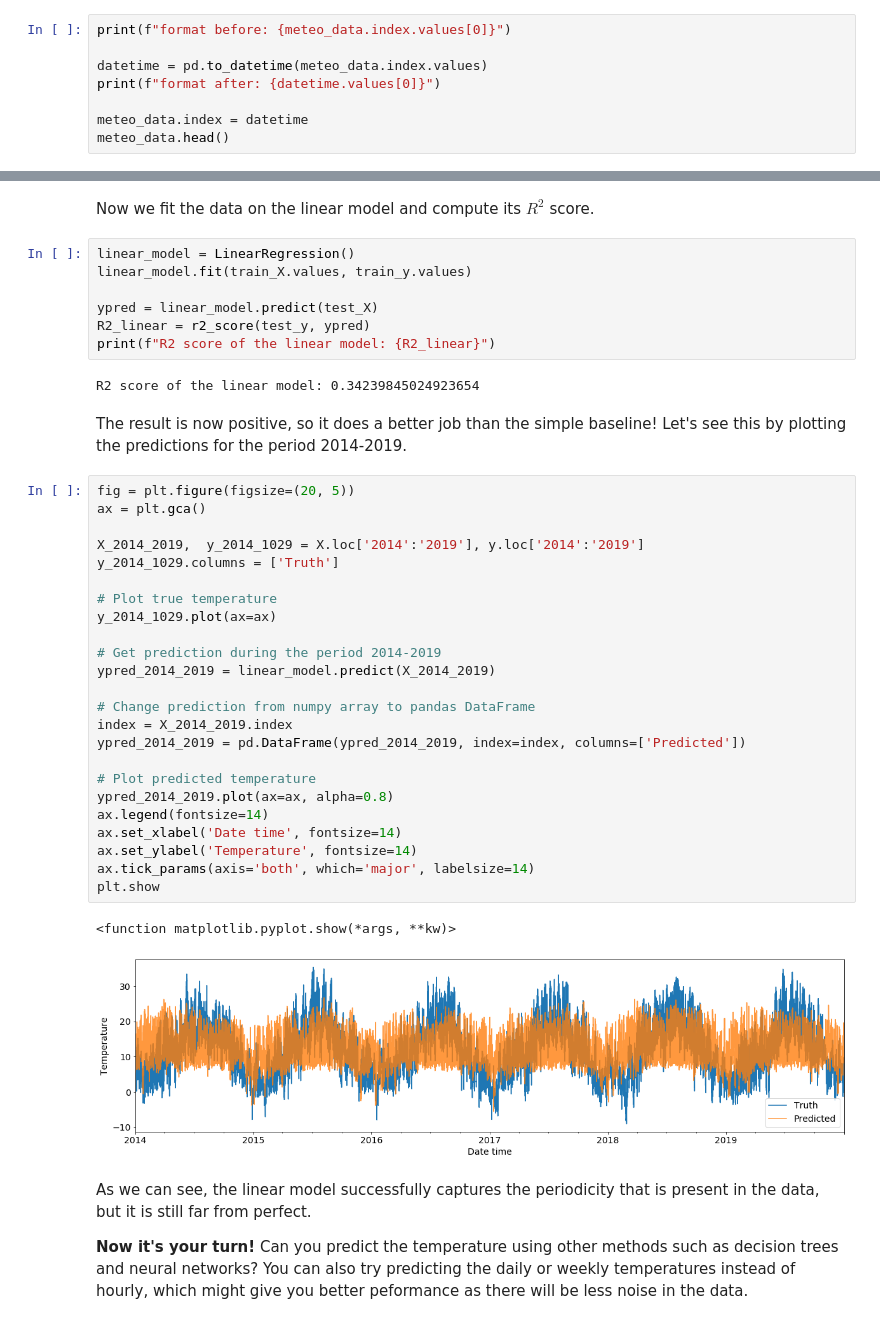
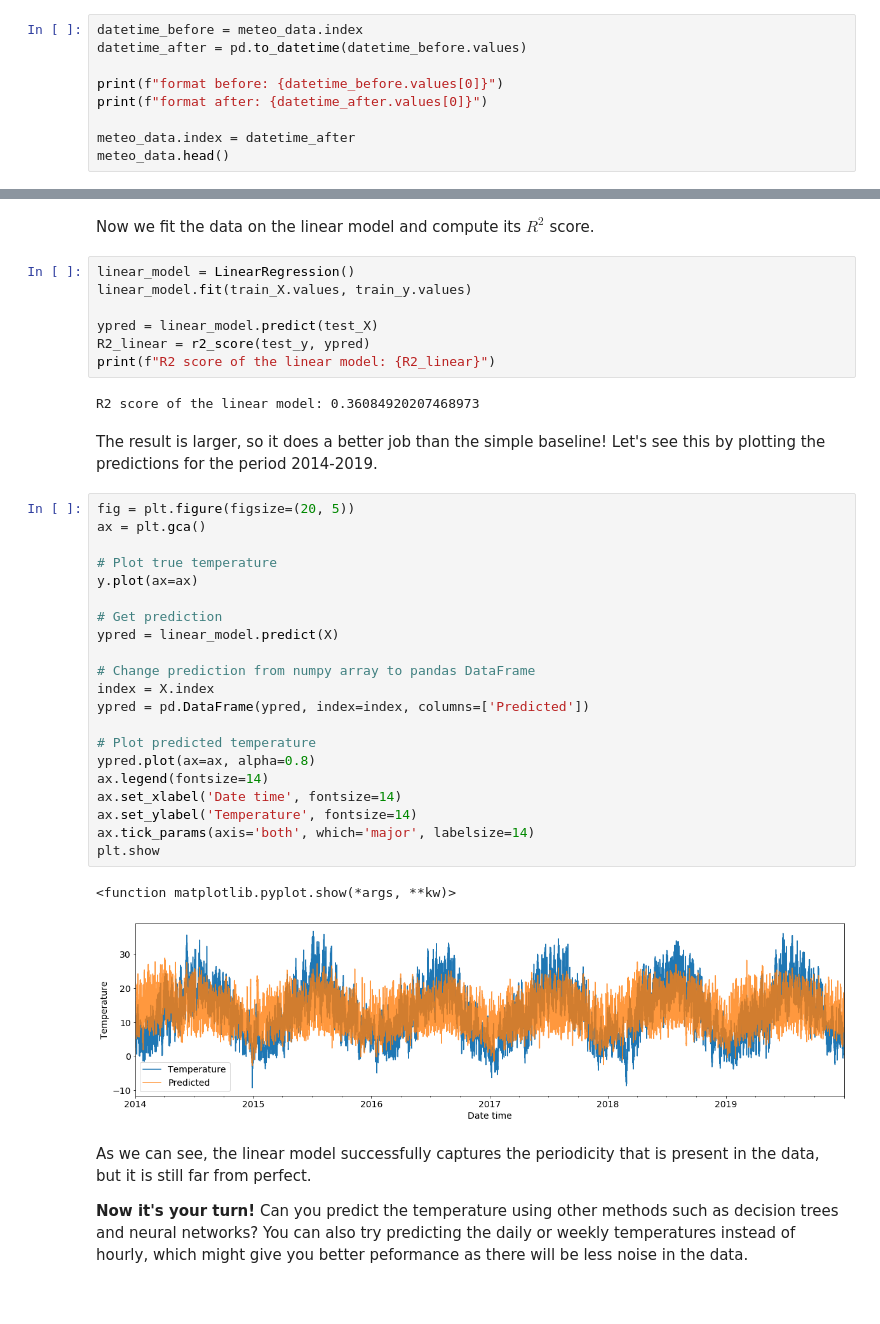
Before and after one commit to sotakao/STUOD_Hackathon_2021, a Jupyter notebook: tutorials/Part3-HandlingRealData.ipynb, the cells around one changed output, grey strips where cells are left out. Saved outputs shown, nothing was run; the diff lists cells and outputs as text.

```diff
--- a/tutorials/Part3-HandlingRealData.ipynb
+++ b/tutorials/Part3-HandlingRealData.ipynb
@@ -168,11 +168,12 @@ meteo_data.head()
 # %% [markdown]
 The way that the timestamps in the index are displayed at the moment are a little hard to read and this can be improved by converting it into a `DatetimeIndex` format using `pd.to_datetime`.
 # %%
-print(f"format before: {meteo_data.index.values[0]}")
+datetime_before = meteo_data.index
+datetime_after = pd.to_datetime(datetime_before.values)
 
-datetime = pd.to_datetime(meteo_data.index.values)
-print(f"format after: {datetime.values[0]}")
+print(f"format before: {datetime_before.values[0]}")
+print(f"format after: {datetime_after.values[0]}")
 
-meteo_data.index = datetime
+meteo_data.index = datetime_after
 meteo_data.head()
 # %% [output]
@@ -349,36 +350,33 @@ ypred = linear_model.predict(test_X)
 R2_linear = r2_score(test_y, ypred)
 print(f"R2 score of the linear model: {R2_linear}")
 # %% [output]
-R2 score of the linear model: 0.34239845024923654
+R2 score of the linear model: 0.36084920207468973
 # %% [markdown]
-The result is now positive, so it does a better job than the simple baseline! Let's see this by plotting the predictions for the period 2014-2019.
+The result is larger, so it does a better job than the simple baseline! Let's see this by plotting the predictions for the period 2014-2019.
 # %%
 fig = plt.figure(figsize=(20, 5))
 ax = plt.gca()
 
-X_2014_2019,  y_2014_1029 = X.loc['2014':'2019'], y.loc['2014':'2019']
-y_2014_1029.columns = ['Truth']
+# Plot true temperature
+y.plot(ax=ax)
 
-# Plot true temperature
-y_2014_1029.plot(ax=ax)
-
-# Get prediction during the period 2014-2019
-ypred_2014_2019 = linear_model.predict(X_2014_2019)
+# Get prediction
+ypred = linear_model.predict(X)
 
 # Change prediction from numpy array to pandas DataFrame
-index = X_2014_2019.index
-ypred_2014_2019 = pd.DataFrame(ypred_2014_2019, index=index, columns=['Predicted'])
+index = X.index
+ypred = pd.DataFrame(ypred, index=index, columns=['Predicted'])
 
 # Plot predicted temperature
-ypred_2014_2019.plot(ax=ax, alpha=0.8)
+ypred.plot(ax=ax, alpha=0.8)
 ax.legend(fontsize=14)
 ax.set_xlabel('Date time', fontsize=14)
 ax.set_ylabel('Temperature', fontsize=14)
 ax.tick_params(axis='both', which='major', labelsize=14)
 plt.show
 # %% [output]
 <function matplotlib.pyplot.show(*args, **kw)>
-[figure, old version]
+[figure, new version]
 # %% [markdown]
 As we can see, the linear model successfully captures the periodicity that is present in the data, but it is still far from perfect.
 
```
Also changed, not shown: parts of 18 cells of this notebook, 2 other files.
